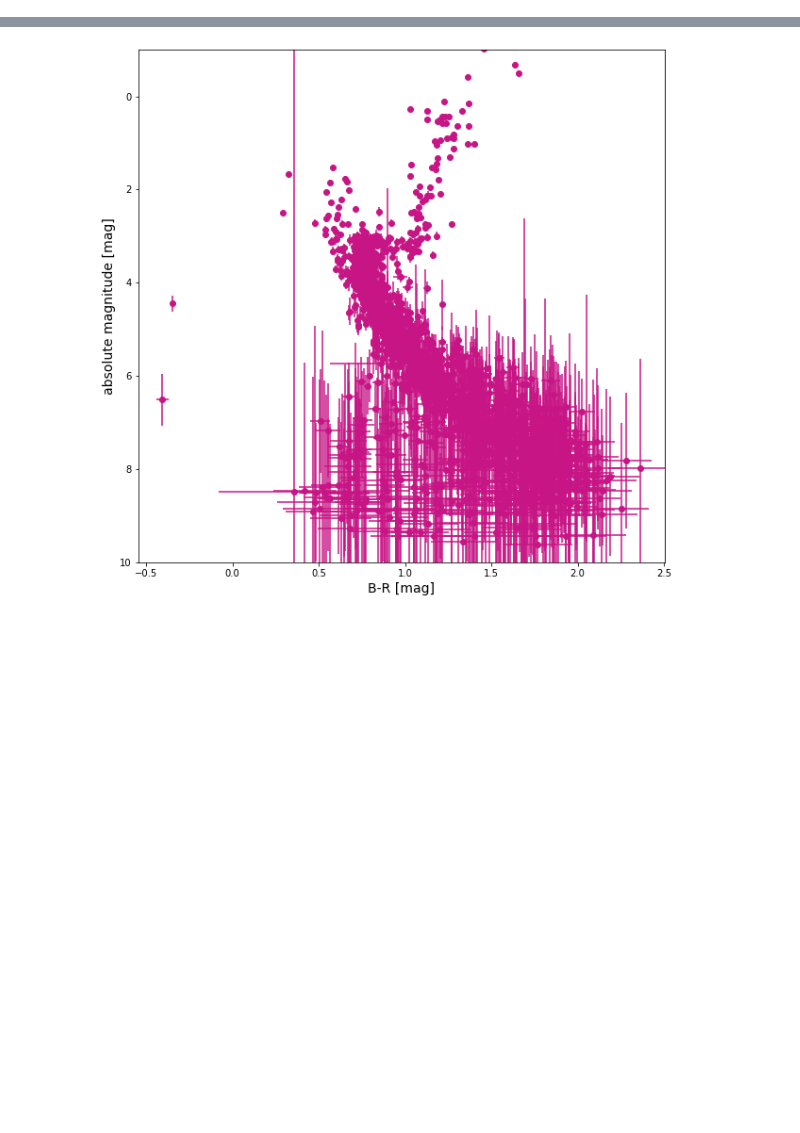
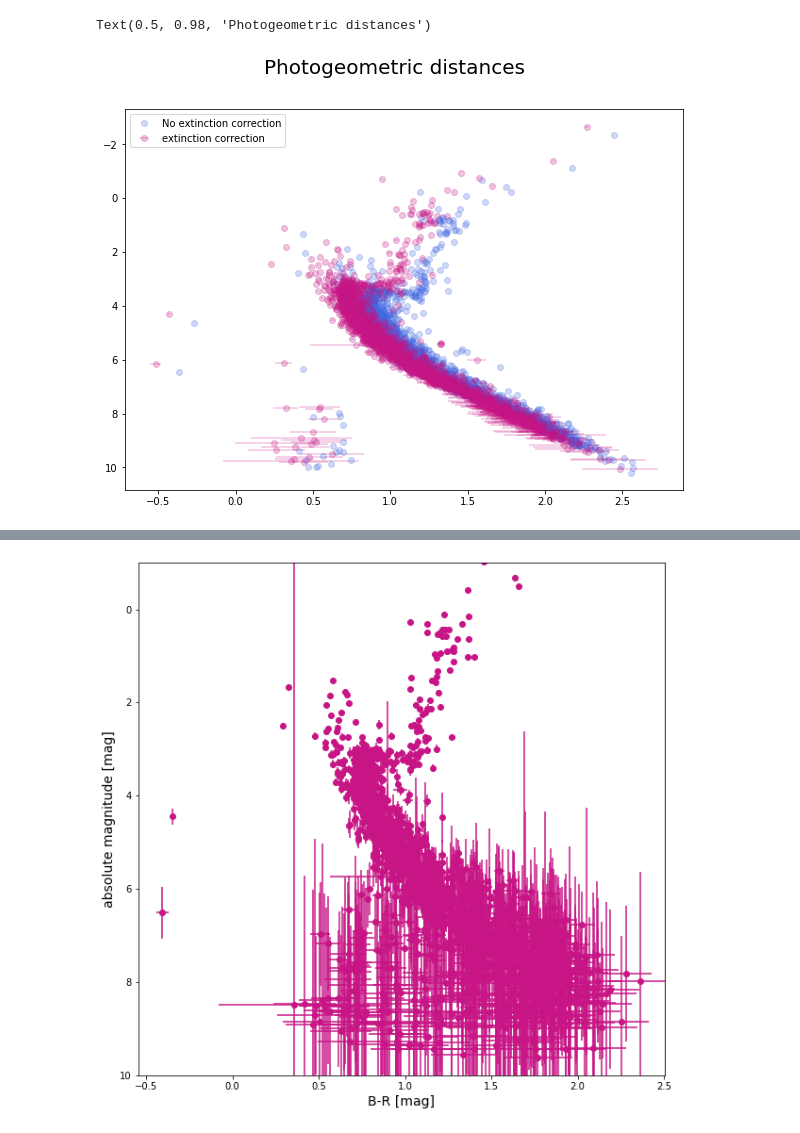
Before and after one commit to maja-jablonska/blue-stragglers-with-gaia, a Jupyter notebook: extinction_test.ipynb, the cells around one changed output, grey strips where cells are left out. Drawn from its saved outputs; the diff is of its cells as text; code cells hidden in the pictures; blank space fills up the shorter version.

```diff
--- a/extinction_test.ipynb
+++ b/extinction_test.ipynb
@@ -18,3 +24,9 @@ To create a new configuration file in the default location, run the following py
 Note that this will delete your configuration! For example, if you have specified a data directory, then dustmaps will forget about its location.
 # %%
 c = pd.read_csv('./data/ngc_188/dbscan_clustered.csv').drop(columns='Unnamed: 0')
+sources: pd.DataFrame = pd.read_csv('./clustered_photogeo.csv', index_col=None).rename(
+    columns={'r_med_photogeo': 'distance',
+             'photogeo_minus_error': 'distance_minus_error',
+             'photogeo_plus_error': 'distance_plus_error'}
+)
+sources.head()
@@ -21,2 +41,3 @@ c = pd.read_csv('./data/ngc_188/dbscan_clustered.csv').drop(columns='Unnamed: 0'
 # %%
 c = add_colors_and_abs_mag(c)
+sources = add_colors_and_abs_mag_photogeo(sources)
@@ -22,0 +97,10 @@ c = add_colors_and_abs_mag(c)
+# %%
+plt.figure(figsize=(10, 7))
+plt.errorbar(sources.BP-sources.RP, sources['G'] + 5. - 5.*np.log10(sources['distance']), fmt='o', alpha=.25, color='royalblue', label='No extinction correction')
+plt.errorbar(sources.color, sources.mag_abs, xerr=sources.color_error, fmt='o', alpha=.25, color='mediumvioletred', label='extinction correction')
+plt.gca().invert_yaxis()
+plt.legend()
+plt.suptitle('Photogeometric distances', fontsize=20)
+# %% [output]
+Text(0.5, 0.98, 'Photogeometric distances')
+[figure, added]
```
Also changed, not shown: parts of 8 cells of this notebook, 8 other files.
